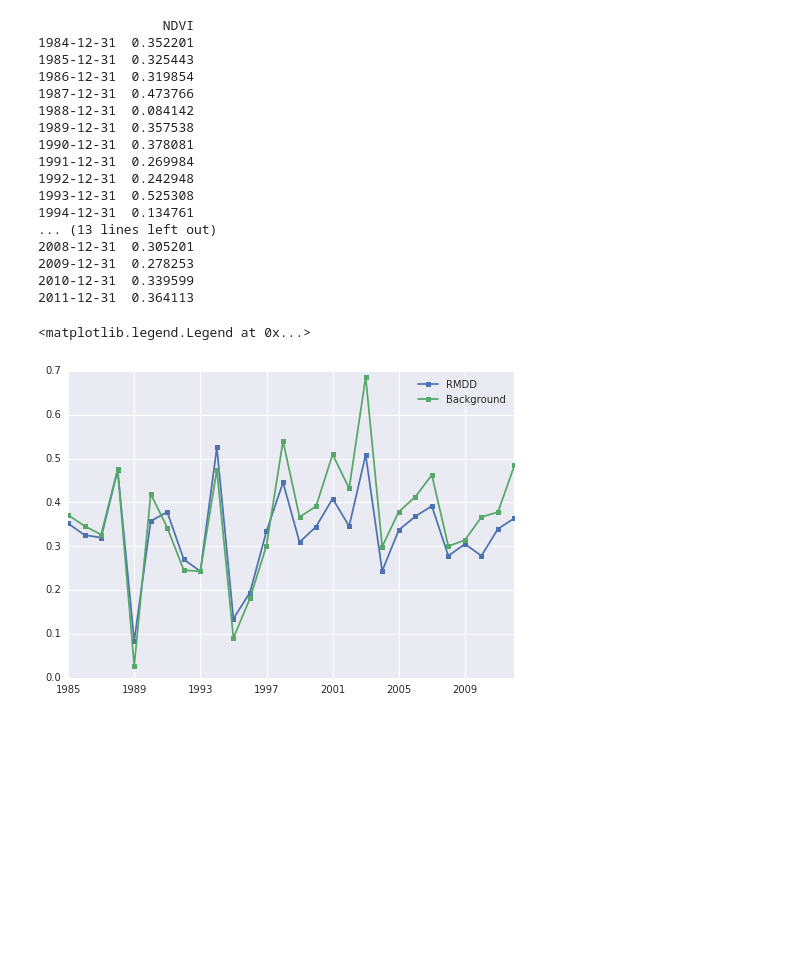
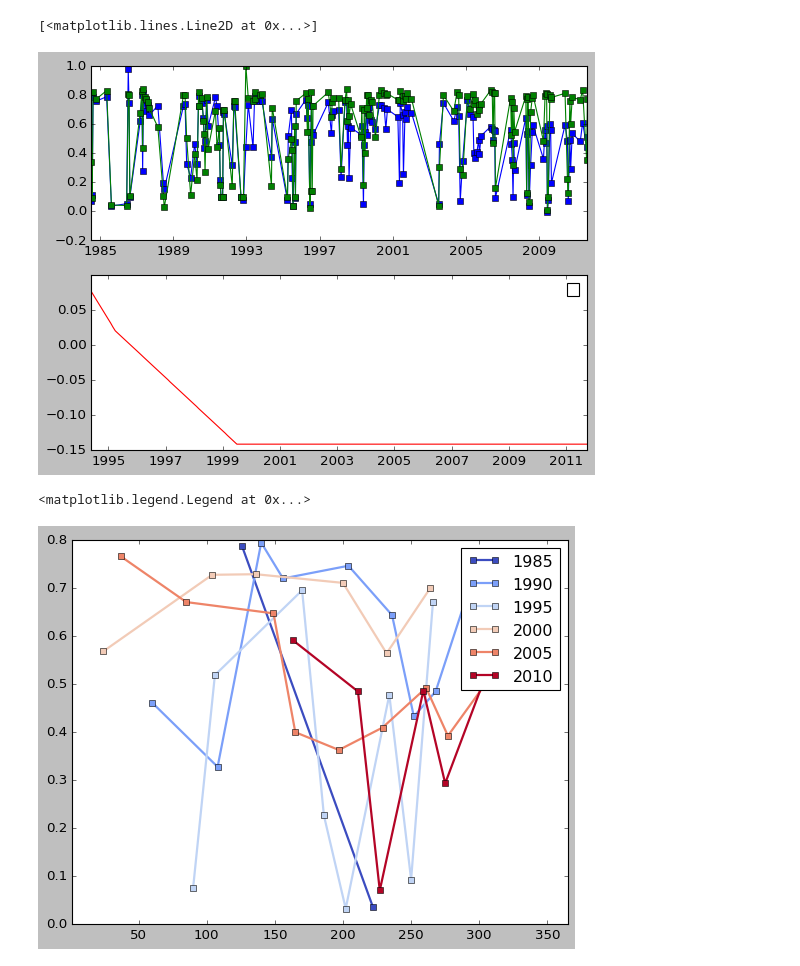
Before and after one commit to nongroup-lanl/ee-notebooks, a Jupyter notebook: rio-madre-de-dios.ipynb, the cells around one changed output. Drawn from its saved outputs; the diff is of its cells as text; code cells hidden in the pictures; blank space fills up the shorter version.

Commit message:
Add NDVI and basic timeseries analysis

```diff
--- a/rio-madre-de-dios.ipynb
+++ b/rio-madre-de-dios.ipynb
@@ -10,3 +14,5 @@ from matplotlib import colors
+# %%
+plt.style.use('classic')
 # %%
 ee.Initialize()
 # %%
@@ -20,8 +26,8 @@ def ndvi_l8(image):
     return image.normalizedDifference(['B5', 'B4']).rename(['NDVI'])
 # %%
 path, row = [3, 69] # RMDD
-bbox1 = [-70.67, -13.05, -70.38, -12.99]
-bbox2 = [-70.73, -13.14, -70.48, -13.09]
+bbox1 = [-70.560, -13.025, -70.535, -13.00]
+bbox2 = [-70.61, -13.080, -70.585, -13.055]
 start_date = '1984-01-01'
 end_date = '2018-01-01'
 # %%
@@ -29,54 +35,57 @@ region = ee.Geometry.Rectangle(bbox1)
 background = ee.Geometry.Rectangle(bbox2)
 
 def set_mean(image):
-    d = image.reduceRegion(ee.Reducer.mean(), region)
+    d = image.reduceRegion(ee.Reducer.max(), region)
     return image.set(d)
 
 def set_background(image):
-    d = image.reduceRegion(ee.Reducer.mean(), background)
+    d = image.reduceRegion(ee.Reducer.max(), background)
     return image.set(d)
 # %%
-fig, ax = plt.subplots(1,1)
-
 images = ee.ImageCollection([])
 ndvis = ee.ImageCollection([])
 datasets = ['LANDSAT/LT05/C01/T1_TOA'] #, 'LANDSAT/LE07/C01/T1_TOA', 'LANDSAT/LC08/C01/T1_TOA']
 functions = [ndvi_l5] #, ndvi_l5, ndvi_l8]
 for dataset, ndvi in zip(datasets, functions):
     x = get_landsat_images(path, row, start_date, end_date, dataset_path=dataset)
     x = x.filter(ee.Filter.lt('CLOUD_COVER', 50))
     images = ee.ImageCollection(x)
     ndvis = images.map(ndvi).map(set_mean)
     control = images.map(ndvi).map(set_background)
     dates = images.aggregate_array('system:time_start').getInfo()
     y1 = ndvis.aggregate_array('NDVI').getInfo()
     y2 = control.aggregate_array('NDVI').getInfo()
     if len(y1) > 0:
         dates = pd.to_datetime(dates, unit='ms')
         data1 = pd.DataFrame({'NDVI' : y1}, index=dates)
         data2 = pd.DataFrame({'NDVI' : y2}, index=dates)
-        data1 = data1.groupby(pd.TimeGrouper('A')).mean()
-        data2 = data2.groupby(pd.TimeGrouper('A')).mean()
-        print(data1)
-        ax.plot(data1.index, data1['NDVI'], data2.index, data2['NDVI'], marker='s', markersize=5)
+        grouped1 = [group[1].dropna() for group in data1.groupby(pd.TimeGrouper('A'))]
+        grouped2 = [group[1].dropna() for group in data2.groupby(pd.TimeGrouper('A'))]
+        data1 = data1.groupby(pd.TimeGrouper('D')).mean().dropna()
+        data2 = data2.groupby(pd.TimeGrouper('D')).mean().dropna()
+
+fig, ax = plt.subplots(2,1)
+ax[0].plot(data1.index, data1['NDVI'], data2.index, data2['NDVI'], marker='s', markersize=5)
 plt.legend(['RMDD', 'Background'])
+
+data1 = data1.resample('M').interpolate('linear')
+data2 = data2.resample('M').interpolate('linear')
+ax[1].plot(data1.index, data2['NDVI'] - data1['NDVI'], marker='', color='r', markersize=5)
 # %% [output]
-                NDVI
-1984-12-31  0.352201
-1985-12-31  0.325443
-1986-12-31  0.319854
-1987-12-31  0.473766
-1988-12-31  0.084142
-1989-12-31  0.357538
-1990-12-31  0.378081
-1991-12-31  0.269984
-1992-12-31  0.242948
-1993-12-31  0.525308
-1994-12-31  0.134761
-... (13 lines left out)
-2008-12-31  0.305201
-2009-12-31  0.278253
-2010-12-31  0.339599
-2011-12-31  0.364113
+[<matplotlib.lines.Line2D at 0x...>]
-<matplotlib.legend.Legend at 0x...>
-[figure, old version]
+[figure, new version]
+# %%
+fig, ax = plt.subplots(1,1)
+n_years = len(grouped1)
+cycle = [plt.cm.coolwarm(i) for i in np.linspace(0, 1, int(n_years / 5) + 1)]
+ax.set_color_cycle(cycle)
+for dataset in grouped1:
+    year = dataset.index.year[0]
+    if year % 5 == 0:
+        label = year
+        ax.plot(dataset.index.dayofyear, dataset['NDVI'], marker='s', lw=2, label=label)
+ax.set_xlim([1, 365])
+plt.legend()
+# %% [output]
+<matplotlib.legend.Legend at 0x...>
+[figure, added]
```
Also changed, not shown: parts of 2 cells of this notebook, 1 other file.
